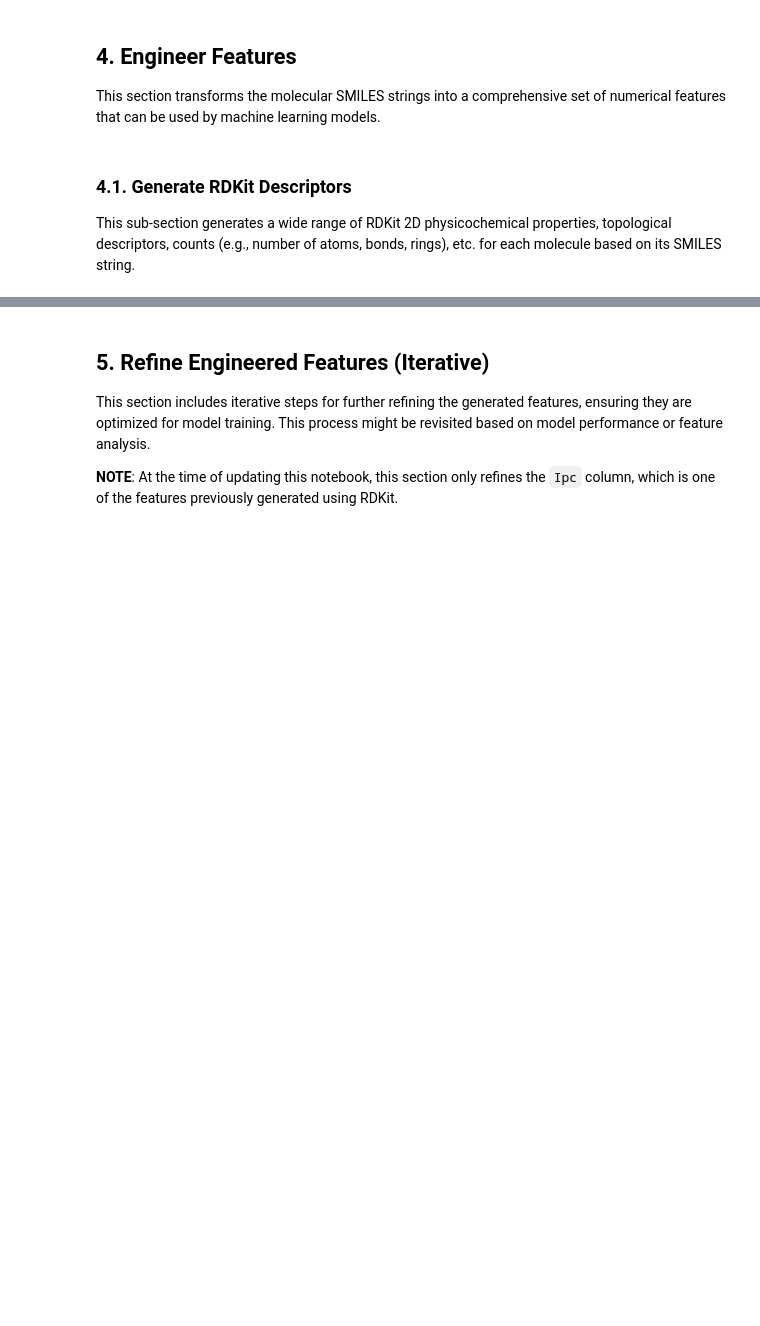
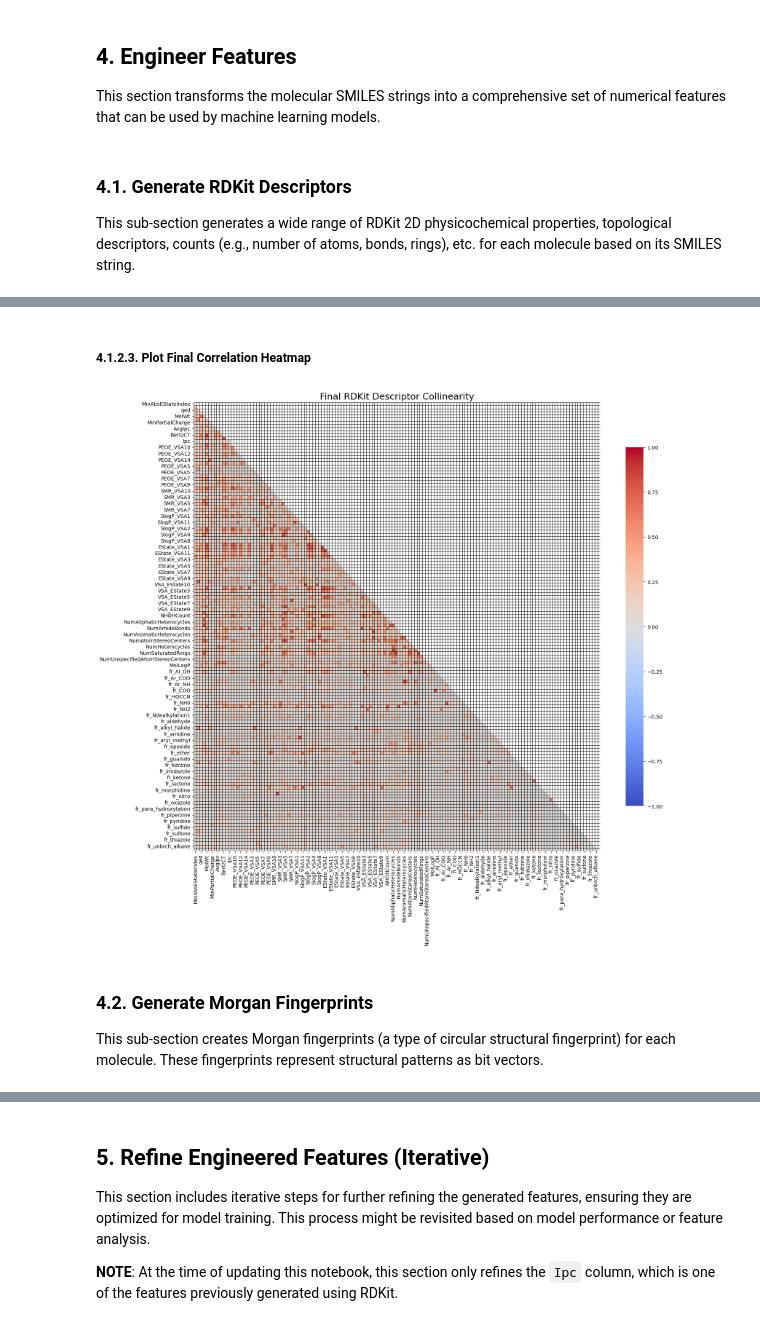
Before and after one commit to Shirshak52/Drug-pGI50-Prediction, a Jupyter notebook: notebooks/01_Engineer_Molecular_Features.ipynb, the cells around one changed output, grey strips where cells are left out. Cells and saved outputs as stored; diff of their text form; code cells hidden in the pictures; blank space fills up the shorter version.

```diff
--- a/notebooks/01_Engineer_Molecular_Features.ipynb
+++ b/notebooks/01_Engineer_Molecular_Features.ipynb
@@ -274,0 +347,26 @@ New DataFrame shape after feature NaN drop: (18743, 2269)
+# %% [markdown]
+##### 4.1.2.3. Plot Final Correlation Heatmap
+# %%
+# Plot the final correlation heatmap
+corr_matrix = final_rdkit_descriptors.corr().abs()
+mask = np.triu(corr_matrix)
+plt.figure(figsize=(18, 16))
+sns.heatmap(
+    corr_matrix,
+    mask=mask,
+    annot=False,
+    fmt=".2f",
+    cmap="coolwarm",
+    vmin=-1,
+    vmax=1,
+    cbar_kws={"shrink": 0.8},
+    linewidths=0.5,
+    linecolor="black",
+)
+plt.title(f"Final RDKit Descriptor Collinearity", fontsize=18)
+plt.show()
+# %% [output]
+[figure, added]
+# %% [markdown]
+### 4.2. Generate Morgan Fingerprints
+This sub-section creates Morgan fingerprints (a type of circular structural fingerprint) for each molecule. These fingerprints represent structural patterns as bit vectors.
```
Also changed, not shown: parts of 30 cells of this notebook.
